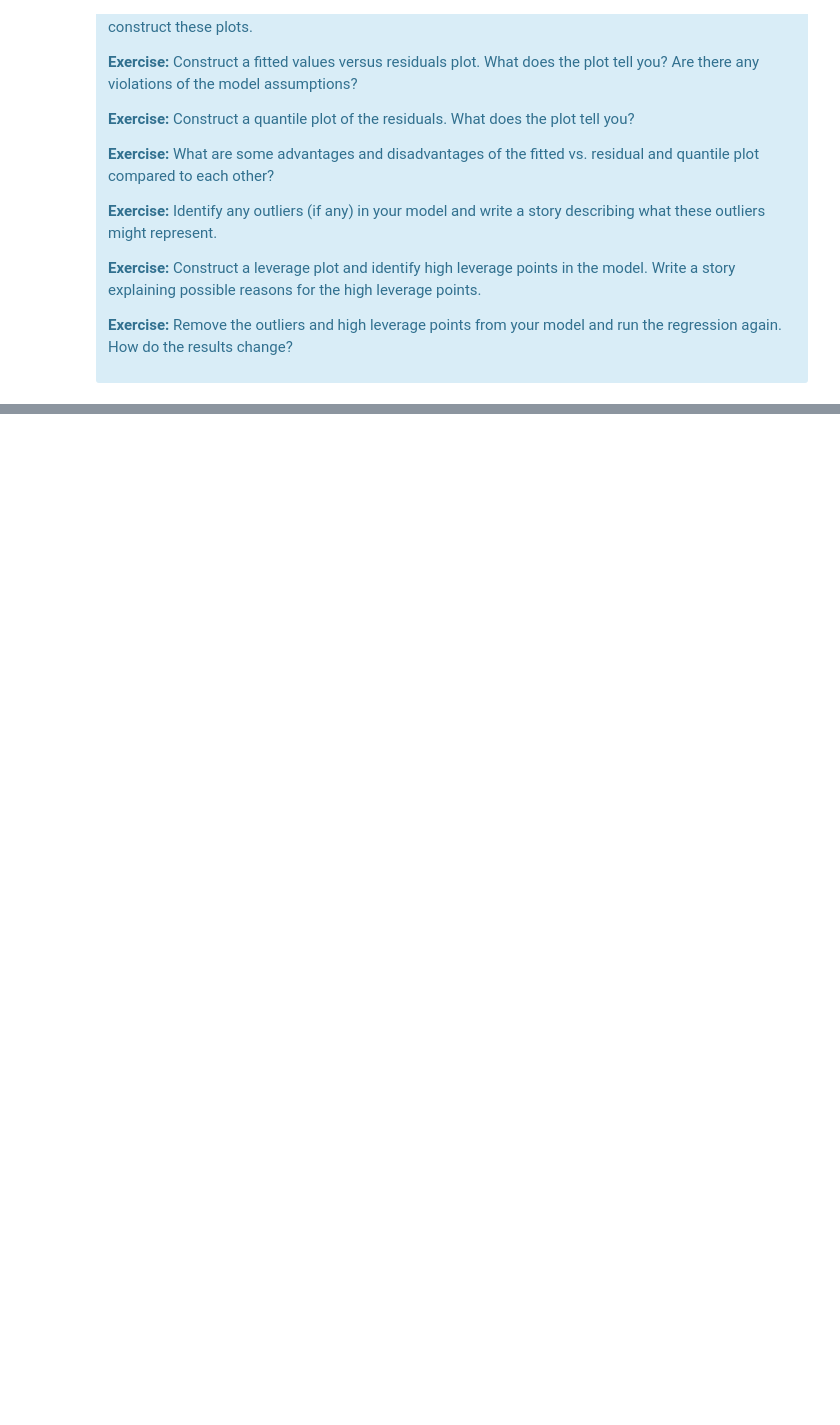
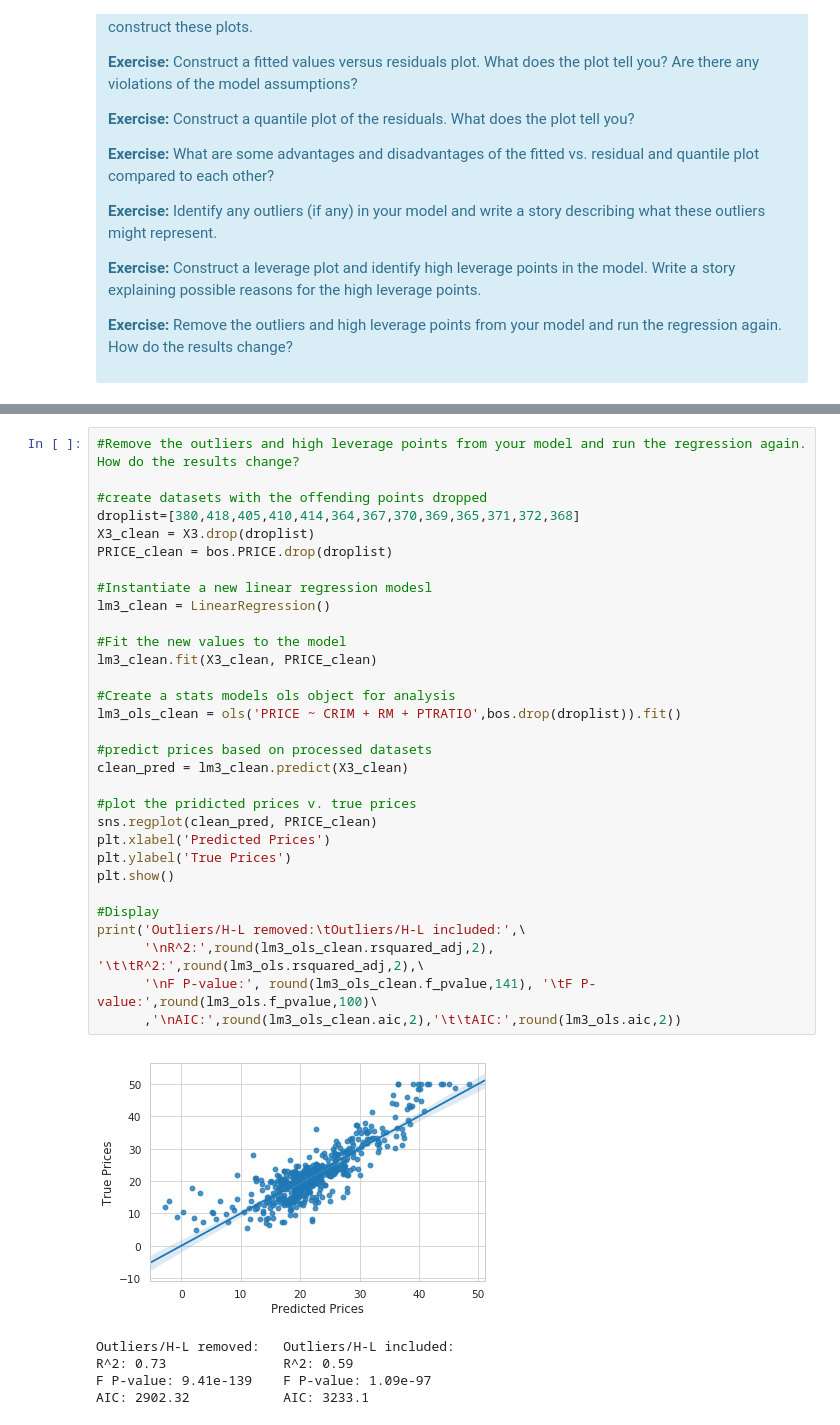
Before and after one commit to Nhorning/linear_regression, a Jupyter notebook: Mini_Project_Linear_Regression.ipynb, the cells around one changed output, grey strips where cells are left out. Drawn from its saved outputs; the diff is of its cells as text; blank space fills up the shorter version.

```diff
--- a/Mini_Project_Linear_Regression.ipynb
+++ b/Mini_Project_Linear_Regression.ipynb
@@ -1058,0 +1095,37 @@ There are some other issues that are important investigate with linear regressio
+# %%
+#Remove the outliers and high leverage points from your model and run the regression again. How do the results change?
+
+#create datasets with the offending points dropped
+droplist=[380,418,405,410,414,364,367,370,369,365,371,372,368]
+X3_clean = X3.drop(droplist)
+PRICE_clean = bos.PRICE.drop(droplist)
+
+#Instantiate a new linear regression modesl
+lm3_clean = LinearRegression()
+
+#Fit the new values to the model
+lm3_clean.fit(X3_clean, PRICE_clean)
+
+#Create a stats models ols object for analysis
+lm3_ols_clean = ols('PRICE ~ CRIM + RM + PTRATIO',bos.drop(droplist)).fit()
+
+#predict prices based on processed datasets
+clean_pred = lm3_clean.predict(X3_clean)
+
+#plot the pridicted prices v. true prices
+sns.regplot(clean_pred, PRICE_clean)
+plt.xlabel('Predicted Prices')
+plt.ylabel('True Prices')
+plt.show()
+
+#Display
+print('Outliers/H-L removed:\tOutliers/H-L included:',\
+      '\nR^2:',round(lm3_ols_clean.rsquared_adj,2), '\t\tR^2:',round(lm3_ols.rsquared_adj,2),\
+      '\nF P-value:', round(lm3_ols_clean.f_pvalue,141), '\tF P-value:',round(lm3_ols.f_pvalue,100)\
+      ,'\nAIC:',round(lm3_ols_clean.aic,2),'\t\tAIC:',round(lm3_ols.aic,2))
+# %% [output]
+[figure, added]
+Outliers/H-L removed:   Outliers/H-L included:
+R^2: 0.73               R^2: 0.59
+F P-value: 9.41e-139    F P-value: 1.09e-97
+AIC: 2902.32            AIC: 3233.1
```
Also changed, not shown: parts of 10 cells of this notebook.
